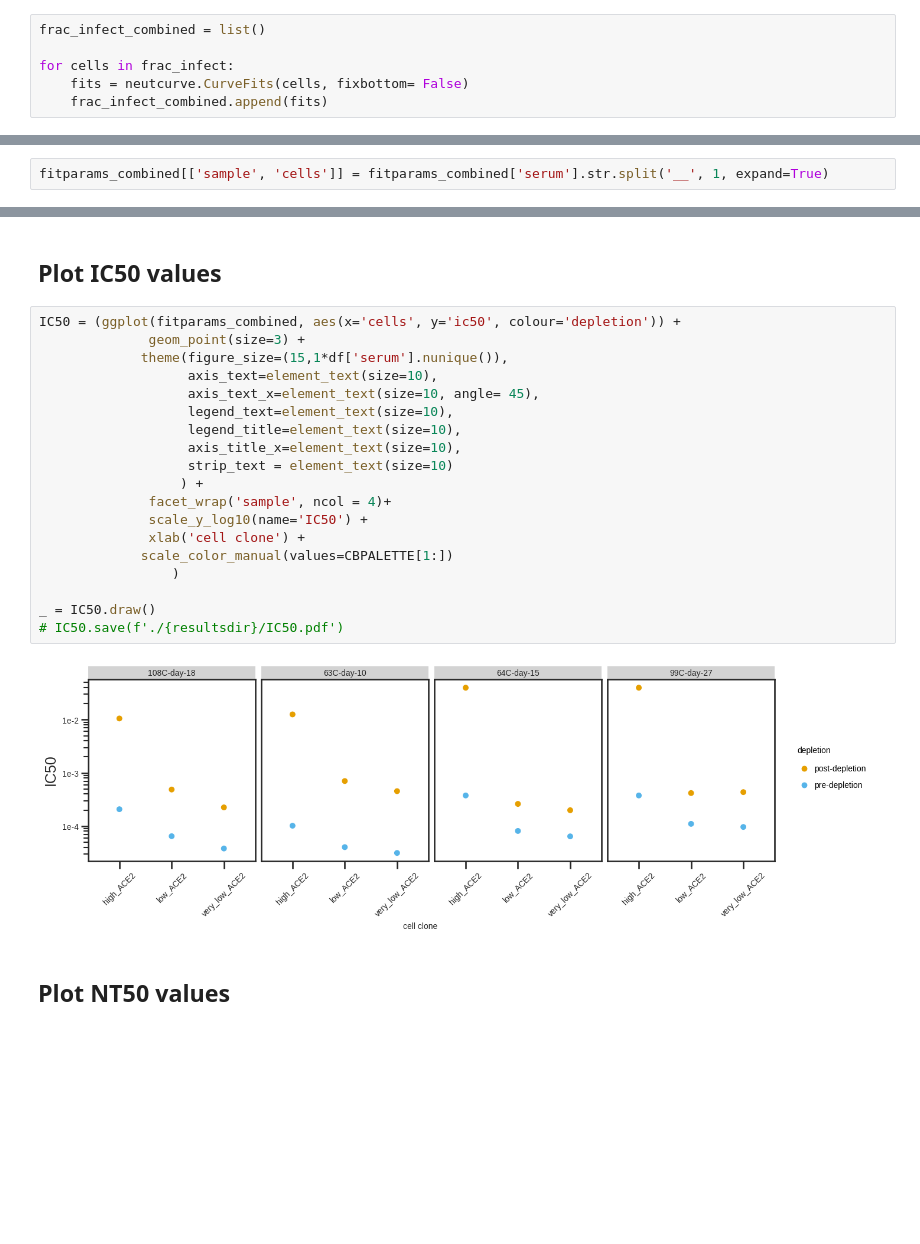
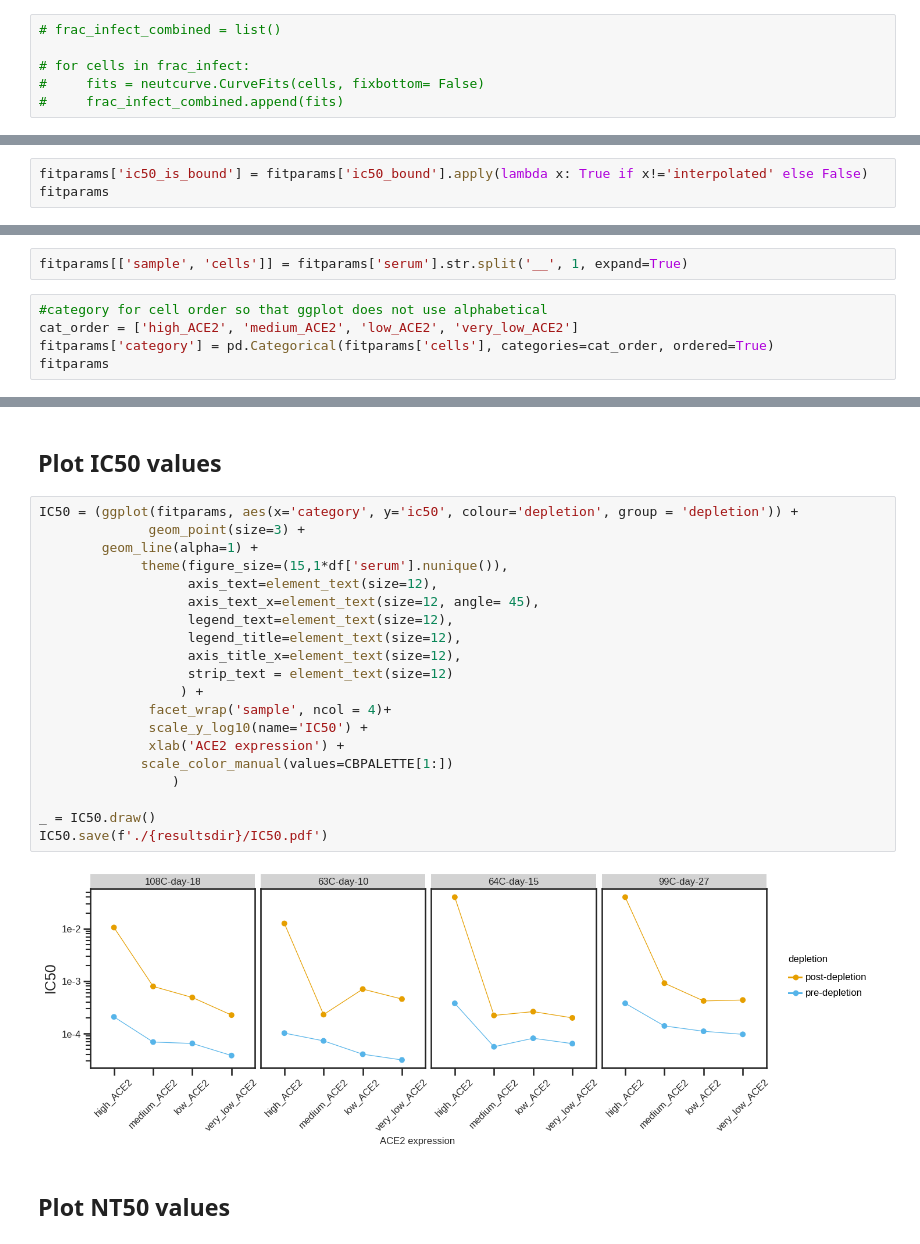
Before and after one commit to jbloomlab/Ace2_expression_neuts, a Jupyter notebook: virus_neutralization.ipynb, the cells around one changed output, grey strips where cells are left out. Saved outputs shown, nothing was run; the diff lists cells and outputs as text; blank space fills up the shorter version.

Commit message:
plot changes

```diff
--- a/virus_neutralization.ipynb
+++ b/virus_neutralization.ipynb
@@ -69,9 +59,9 @@ sample_information
 # %% [markdown]
 ## Fit Hill curve to data using [`neutcurve`](https://jbloomlab.github.io/neutcurve/)
 # %%
-frac_infect_combined = list()
+# frac_infect_combined = list()
 
-for cells in frac_infect:
-    fits = neutcurve.CurveFits(cells, fixbottom= False)
-    frac_infect_combined.append(fits)
+# for cells in frac_infect:
+#     fits = neutcurve.CurveFits(cells, fixbottom= False)
+#     frac_infect_combined.append(fits)
 # %%
@@ -96,0 +98,3 @@ fitparams_combined.to_csv(config['neuts'], index=False)
+# %%
+fitparams['ic50_is_bound'] = fitparams['ic50_bound'].apply(lambda x: True if x!='interpolated' else False)
+fitparams
@@ -97,2 +122,7 @@ fitparams_combined.to_csv(config['neuts'], index=False)
 # %%
-fitparams_combined[['sample', 'cells']] = fitparams_combined['serum'].str.split('__', 1, expand=True)
+fitparams[['sample', 'cells']] = fitparams['serum'].str.split('__', 1, expand=True)
+# %%
+#category for cell order so that ggplot does not use alphabetical
+cat_order = ['high_ACE2', 'medium_ACE2', 'low_ACE2', 'very_low_ACE2']
+fitparams['category'] = pd.Categorical(fitparams['cells'], categories=cat_order, ordered=True)
+fitparams
@@ -99,26 +147,27 @@ fitparams_combined[['sample', 'cells']] = fitparams_combined['serum'].str.split(
 # %% [markdown]
 ## Plot IC50 values
 # %%
-IC50 = (ggplot(fitparams_combined, aes(x='cells', y='ic50', colour='depletion')) +
+IC50 = (ggplot(fitparams, aes(x='category', y='ic50', colour='depletion', group = 'depletion')) +
               geom_point(size=3) +
+        geom_line(alpha=1) +
              theme(figure_size=(15,1*df['serum'].nunique()),
-                   axis_text=element_text(size=10),
-                   axis_text_x=element_text(size=10, angle= 45),
-                   legend_text=element_text(size=10),
-                   legend_title=element_text(size=10),
-                   axis_title_x=element_text(size=10),
-                   strip_text = element_text(size=10)
+                   axis_text=element_text(size=12),
+                   axis_text_x=element_text(size=12, angle= 45),
+                   legend_text=element_text(size=12),
+                   legend_title=element_text(size=12),
+                   axis_title_x=element_text(size=12),
+                   strip_text = element_text(size=12)
                   ) +
               facet_wrap('sample', ncol = 4)+
               scale_y_log10(name='IC50') +
-              xlab('cell clone') +
+              xlab('ACE2 expression') +
              scale_color_manual(values=CBPALETTE[1:])
                  )
 
 _ = IC50.draw()
-# IC50.save(f'./{resultsdir}/IC50.pdf')
+IC50.save(f'./{resultsdir}/IC50.pdf')
 # %% [output]
-[figure, old version]
+[figure, new version]
 # %% [markdown]
 ## Plot NT50 values
 # %%
```
Also changed, not shown: parts of 14 cells of this notebook, 11 other files.
